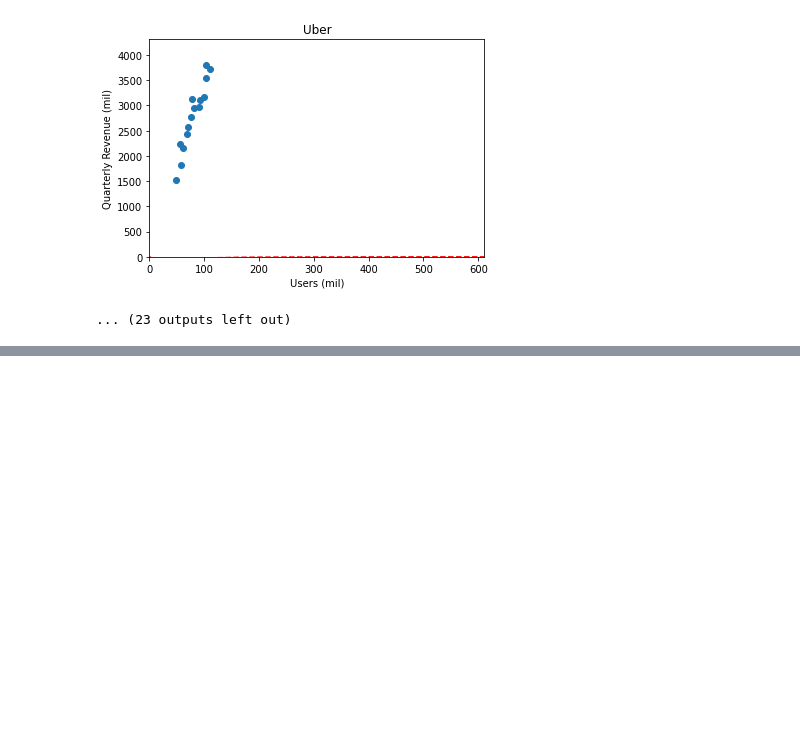
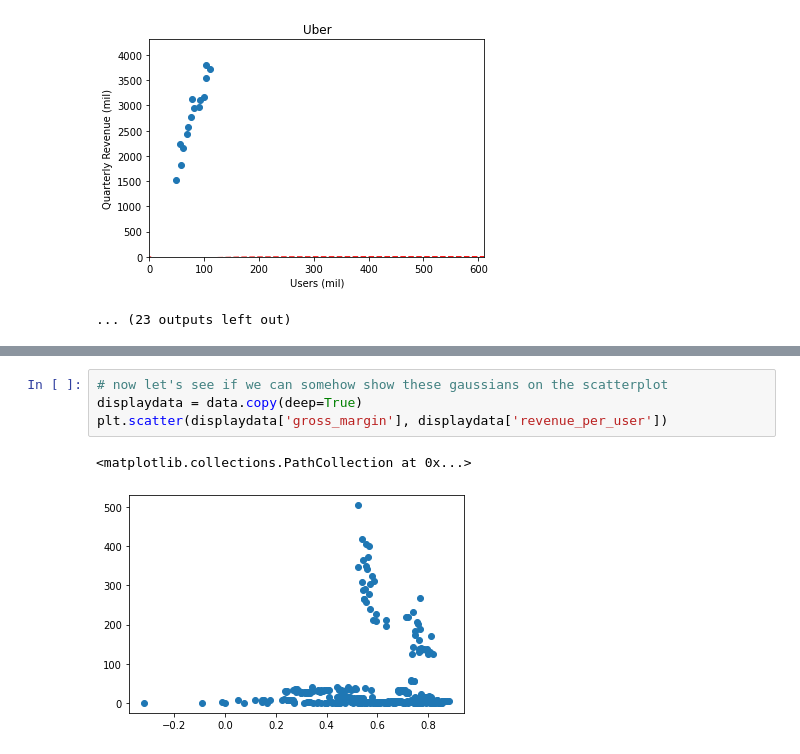
Before and after one commit to kambielawski/uciml_data_analysis, a Jupyter notebook: companies_scratchpad.ipynb, the cells around one changed output, grey strips where cells are left out. Drawn from its saved outputs; the diff is of its cells as text; blank space fills up the shorter version.

```diff
--- a/companies_scratchpad.ipynb
+++ b/companies_scratchpad.ipynb
@@ -374,0 +542,7 @@ beta:  [ 5.82713469e+92 -8.68882009e-02  1.34822944e-03]
+# %%
+# now let's see if we can somehow show these gaussians on the scatterplot
+displaydata = data.copy(deep=True)
+plt.scatter(displaydata['gross_margin'], displaydata['revenue_per_user'])
+# %% [output]
+<matplotlib.collections.PathCollection at 0x...>
+[figure, added]
```
Also changed, not shown: parts of 12 cells of this notebook.
